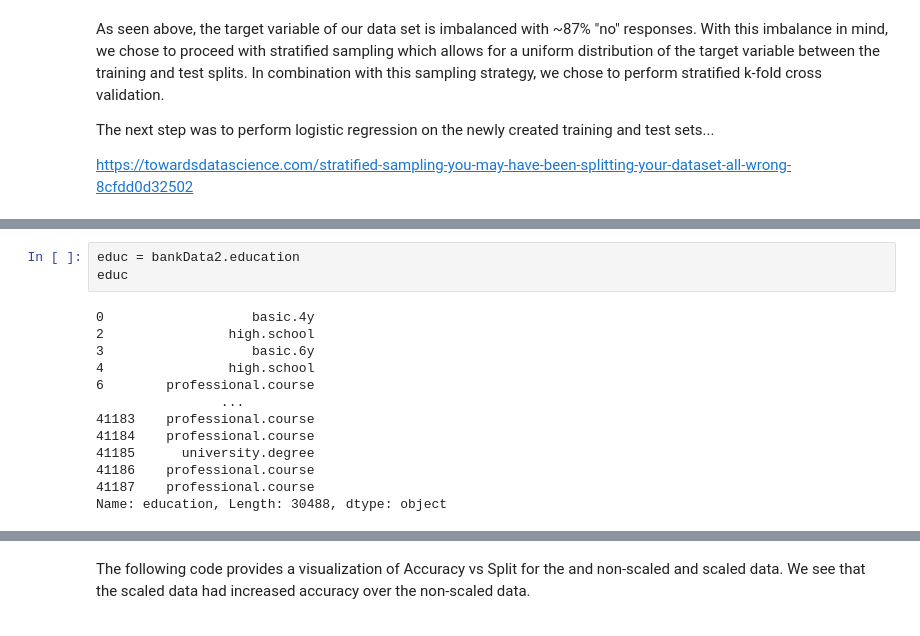
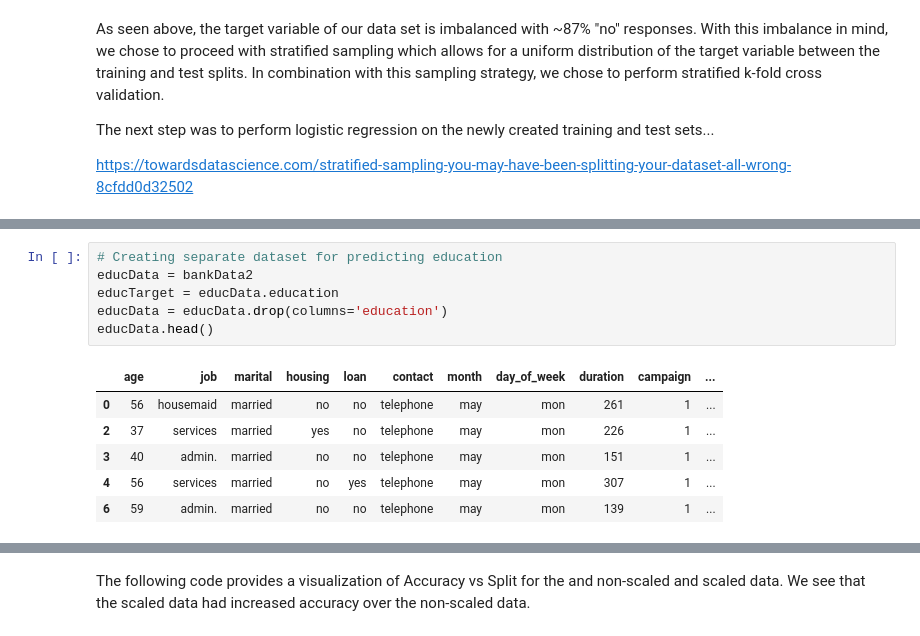
Before and after one commit to ChadKwong/DDSMachineLearning1, a Jupyter notebook: Lab 2/Lab 2.ipynb, the cells around one changed output, grey strips where cells are left out. Cells and saved outputs as stored; diff of their text form.

```diff
--- a/Lab 2/Lab 2.ipynb
+++ b/Lab 2/Lab 2.ipynb
@@ -285,19 +277,16 @@ Name: y, Length: 41188, dtype: int64
 # %%
-educ = bankData2.education
-educ
+# Creating separate dataset for predicting education
+educData = bankData2
+educTarget = educData.education
+educData = educData.drop(columns='education')
+educData.head()
 # %% [output]
-0                   basic.4y
-2                high.school
-3                   basic.6y
-4                high.school
-6        professional.course
-                ...
-41183    professional.course
-41184    professional.course
-41185      university.degree
-41186    professional.course
-41187    professional.course
-Name: education, Length: 30488, dtype: object
+|  | age | job | marital | housing | loan | contact | month | day_of_week | duration | campaign | ... |
+| 0 | 56 | housemaid | married | no | no | telephone | may | mon | 261 | 1 | ... |
+| 2 | 37 | services | married | yes | no | telephone | may | mon | 226 | 1 | ... |
+| 3 | 40 | admin. | married | no | no | telephone | may | mon | 151 | 1 | ... |
+| 4 | 56 | services | married | no | yes | telephone | may | mon | 307 | 1 | ... |
+| 6 | 59 | admin. | married | no | no | telephone | may | mon | 139 | 1 | ... |
 # %%
 %%time
 randomState = 777
```
Also changed, not shown: parts of 3 cells of this notebook.
